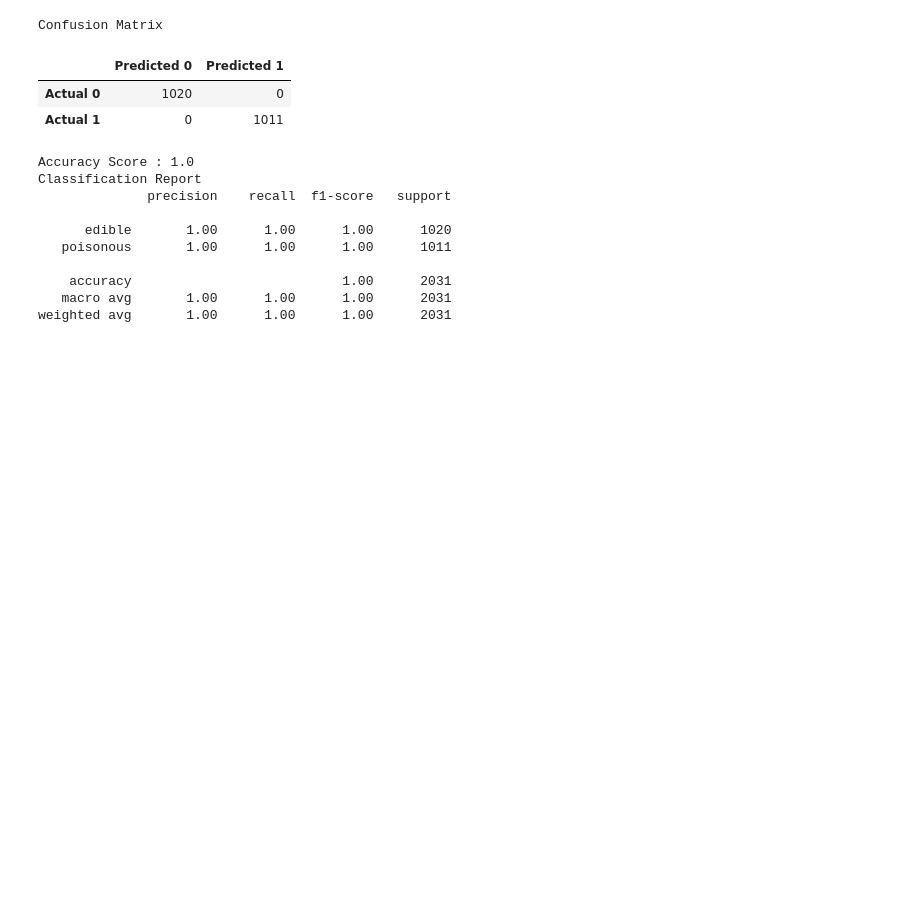
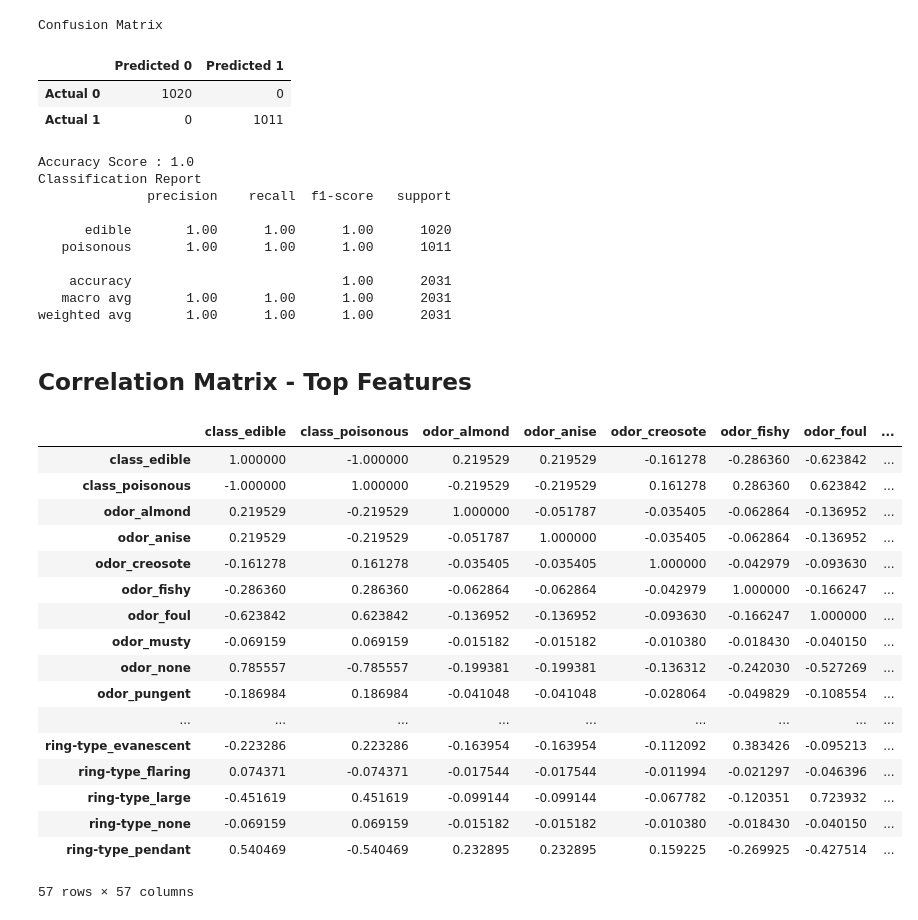
Before and after one commit to JPecino/Toxic_Mushroom_Prediction, a Jupyter notebook: mushroom_py.ipynb, the cells around one changed output. Saved outputs shown, nothing was run; the diff lists cells and outputs as text; code cells hidden in the pictures; blank space fills up the shorter version.

```diff
--- a/mushroom_py.ipynb
+++ b/mushroom_py.ipynb
@@ -363,7 +378,29 @@ Classification Report
     accuracy                           1.00      2031
    macro avg       1.00      1.00      1.00      2031
 weighted avg       1.00      1.00      1.00      2031
+# %% [markdown]
+## Correlation Matrix - Top Features
 # %%
 imp_corr = pd.get_dummies(imp_feat_df)
 corr_var_imp = imp_corr.corr()
-corr_var_imp.to_csv("Resources/correlation_imp_features.csv")
+#corr_var_imp.to_csv("Resources/correlation_imp_features.csv")
+corr_var_imp
+# %% [output]
+|  | class_edible | class_poisonous | odor_almond | odor_anise | odor_creosote | odor_fishy | odor_foul | ... |
+| class_edible | 1.000000 | -1.000000 | 0.219529 | 0.219529 | -0.161278 | -0.286360 | -0.623842 | ... |
+| class_poisonous | -1.000000 | 1.000000 | -0.219529 | -0.219529 | 0.161278 | 0.286360 | 0.623842 | ... |
+| odor_almond | 0.219529 | -0.219529 | 1.000000 | -0.051787 | -0.035405 | -0.062864 | -0.136952 | ... |
+| odor_anise | 0.219529 | -0.219529 | -0.051787 | 1.000000 | -0.035405 | -0.062864 | -0.136952 | ... |
+| odor_creosote | -0.161278 | 0.161278 | -0.035405 | -0.035405 | 1.000000 | -0.042979 | -0.093630 | ... |
+| odor_fishy | -0.286360 | 0.286360 | -0.062864 | -0.062864 | -0.042979 | 1.000000 | -0.166247 | ... |
+| odor_foul | -0.623842 | 0.623842 | -0.136952 | -0.136952 | -0.093630 | -0.166247 | 1.000000 | ... |
+| odor_musty | -0.069159 | 0.069159 | -0.015182 | -0.015182 | -0.010380 | -0.018430 | -0.040150 | ... |
+| odor_none | 0.785557 | -0.785557 | -0.199381 | -0.199381 | -0.136312 | -0.242030 | -0.527269 | ... |
+| odor_pungent | -0.186984 | 0.186984 | -0.041048 | -0.041048 | -0.028064 | -0.049829 | -0.108554 | ... |
+| ... | ... | ... | ... | ... | ... | ... | ... | ... |
+| ring-type_evanescent | -0.223286 | 0.223286 | -0.163954 | -0.163954 | -0.112092 | 0.383426 | -0.095213 | ... |
+| ring-type_flaring | 0.074371 | -0.074371 | -0.017544 | -0.017544 | -0.011994 | -0.021297 | -0.046396 | ... |
+| ring-type_large | -0.451619 | 0.451619 | -0.099144 | -0.099144 | -0.067782 | -0.120351 | 0.723932 | ... |
+| ring-type_none | -0.069159 | 0.069159 | -0.015182 | -0.015182 | -0.010380 | -0.018430 | -0.040150 | ... |
+| ring-type_pendant | 0.540469 | -0.540469 | 0.232895 | 0.232895 | 0.159225 | -0.269925 | -0.427514 | ... |
+57 rows × 57 columns
```
Also changed, not shown: parts of 9 cells of this notebook, 2 other files.
